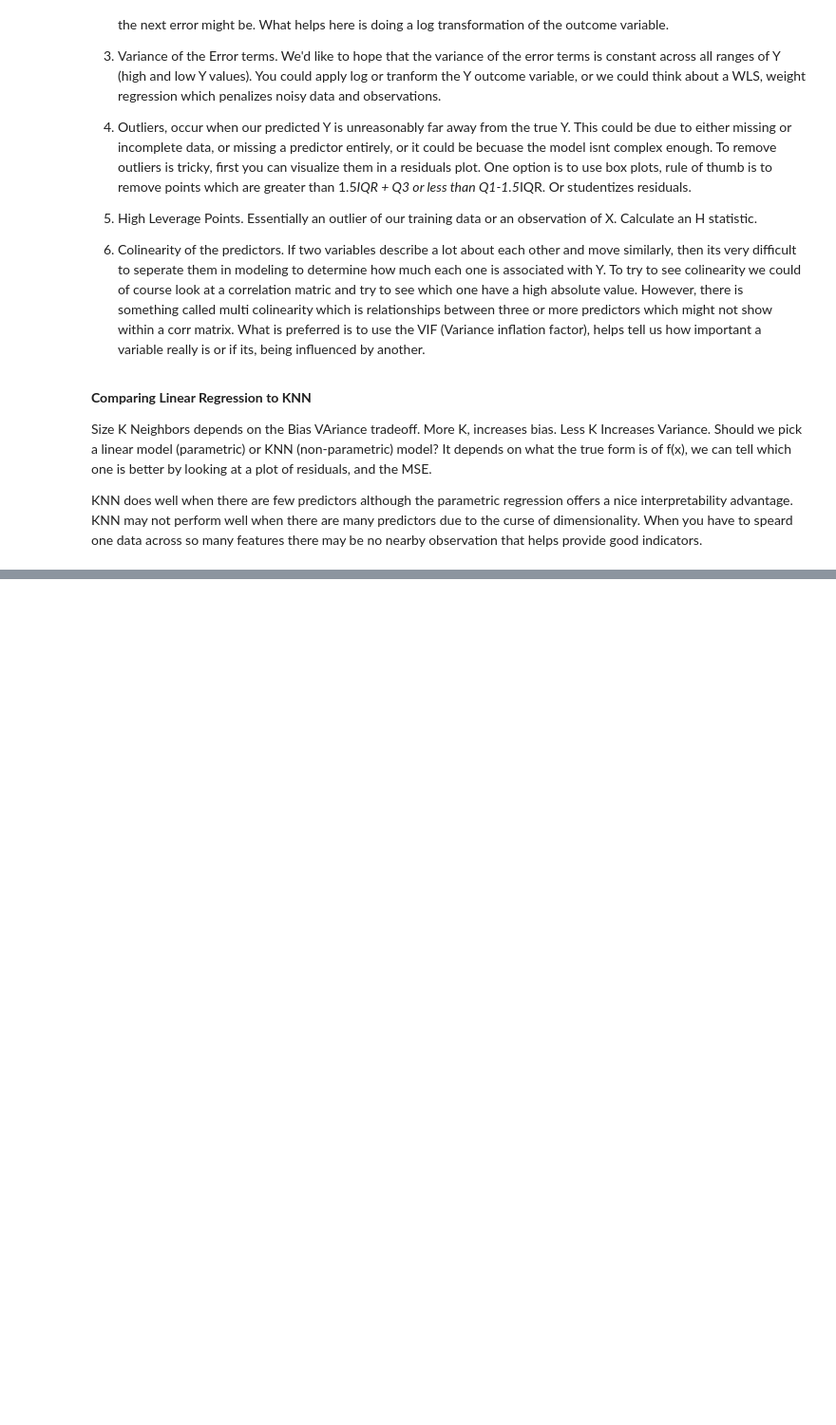
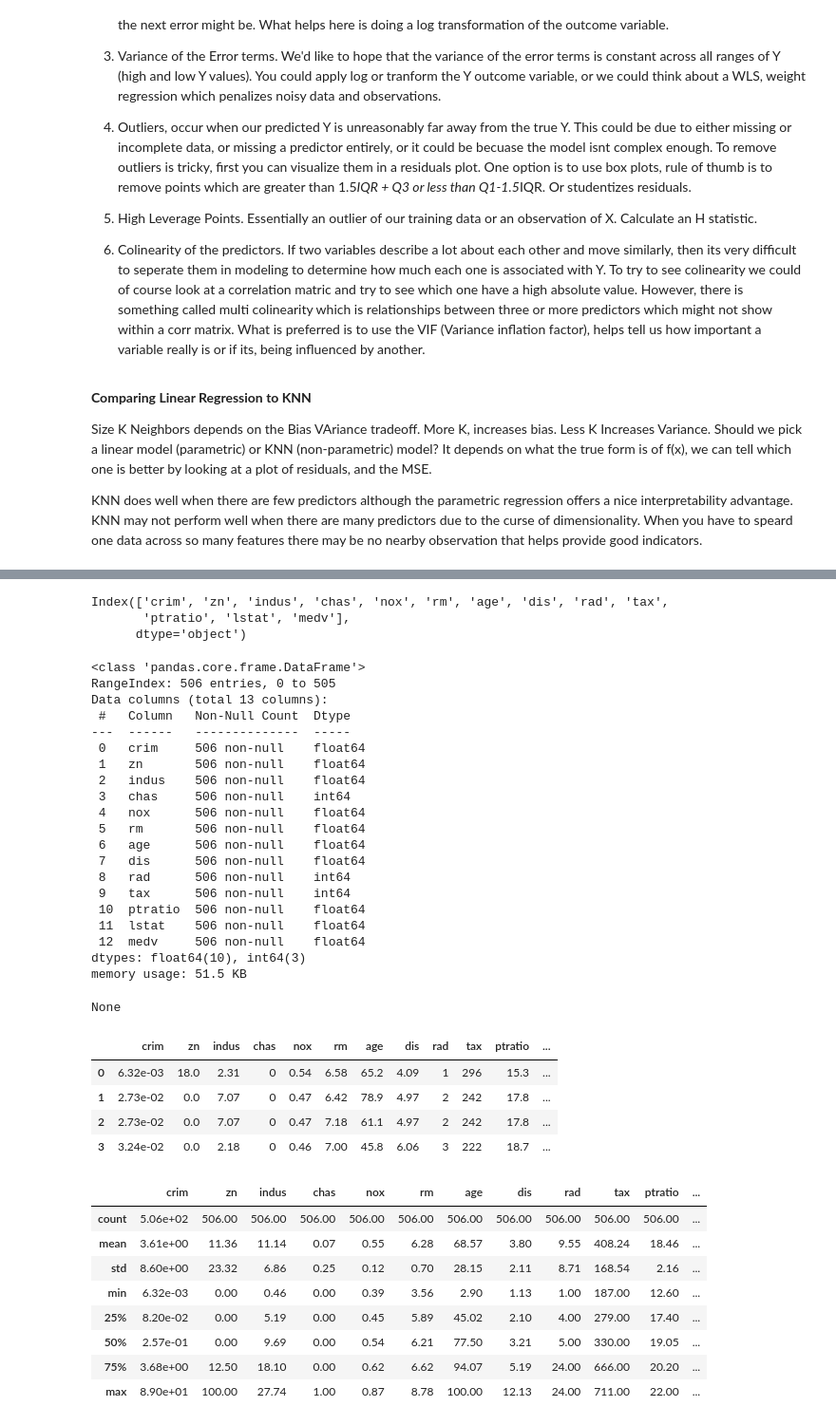
Before and after one commit to jrippert-hub/stats, a Jupyter notebook: chap3.ipynb, the cells around one changed output, grey strips where cells are left out. Shown at 95% size. Cells and saved outputs as stored; diff of their text form; code cells hidden in the pictures; blank space fills up the shorter version.

```diff
--- a/chap3.ipynb
+++ b/chap3.ipynb
@@ -138,0 +144,5 @@ KNN does well when there are few predictors although the parametric regression o
+# %%
+import numpy as np
+import pandas as pd
+
+pd.set_option('display.precision', 2)  # Show 2 decimal places
@@ -138,0 +180,52 @@ KNN does well when there are few predictors although the parametric regression o
+# %%
+# we'll use the boston housing dataset,
+
+boston_df = load_data("Boston")
+# %%
+boston_df.columns
+# %% [output]
+Index(['crim', 'zn', 'indus', 'chas', 'nox', 'rm', 'age', 'dis', 'rad', 'tax',
+       'ptratio', 'lstat', 'medv'],
+      dtype='object')
+# %%
+display(boston_df.info())
+
+display(boston_df.head(4))
+
+display(boston_df.describe())
+# %% [output]
+<class 'pandas.core.frame.DataFrame'>
+RangeIndex: 506 entries, 0 to 505
+Data columns (total 13 columns):
+ #   Column   Non-Null Count  Dtype
+---  ------   --------------  -----
+ 0   crim     506 non-null    float64
+ 1   zn       506 non-null    float64
+ 2   indus    506 non-null    float64
+ 3   chas     506 non-null    int64
+ 4   nox      506 non-null    float64
+ 5   rm       506 non-null    float64
+ 6   age      506 non-null    float64
+ 7   dis      506 non-null    float64
+ 8   rad      506 non-null    int64
+ 9   tax      506 non-null    int64
+ 10  ptratio  506 non-null    float64
+ 11  lstat    506 non-null    float64
+ 12  medv     506 non-null    float64
+dtypes: float64(10), int64(3)
+memory usage: 51.5 KB
+None
+|  | crim | zn | indus | chas | nox | rm | age | dis | rad | tax | ptratio | ... |
+| 0 | 6.32e-03 | 18.0 | 2.31 | 0 | 0.54 | 6.58 | 65.2 | 4.09 | 1 | 296 | 15.3 | ... |
+| 1 | 2.73e-02 | 0.0 | 7.07 | 0 | 0.47 | 6.42 | 78.9 | 4.97 | 2 | 242 | 17.8 | ... |
+| 2 | 2.73e-02 | 0.0 | 7.07 | 0 | 0.47 | 7.18 | 61.1 | 4.97 | 2 | 242 | 17.8 | ... |
+| 3 | 3.24e-02 | 0.0 | 2.18 | 0 | 0.46 | 7.00 | 45.8 | 6.06 | 3 | 222 | 18.7 | ... |
+|  | crim | zn | indus | chas | nox | rm | age | dis | rad | tax | ptratio | ... |
+| count | 5.06e+02 | 506.00 | 506.00 | 506.00 | 506.00 | 506.00 | 506.00 | 506.00 | 506.00 | 506.00 | 506.00 | ... |
+| mean | 3.61e+00 | 11.36 | 11.14 | 0.07 | 0.55 | 6.28 | 68.57 | 3.80 | 9.55 | 408.24 | 18.46 | ... |
+| std | 8.60e+00 | 23.32 | 6.86 | 0.25 | 0.12 | 0.70 | 28.15 | 2.11 | 8.71 | 168.54 | 2.16 | ... |
+| min | 6.32e-03 | 0.00 | 0.46 | 0.00 | 0.39 | 3.56 | 2.90 | 1.13 | 1.00 | 187.00 | 12.60 | ... |
+| 25% | 8.20e-02 | 0.00 | 5.19 | 0.00 | 0.45 | 5.89 | 45.02 | 2.10 | 4.00 | 279.00 | 17.40 | ... |
+| 50% | 2.57e-01 | 0.00 | 9.69 | 0.00 | 0.54 | 6.21 | 77.50 | 3.21 | 5.00 | 330.00 | 19.05 | ... |
+| 75% | 3.68e+00 | 12.50 | 18.10 | 0.00 | 0.62 | 6.62 | 94.07 | 5.19 | 24.00 | 666.00 | 20.20 | ... |
+| max | 8.90e+01 | 100.00 | 27.74 | 1.00 | 0.87 | 8.78 | 100.00 | 12.13 | 24.00 | 711.00 | 22.00 | ... |
```
Also changed, not shown: parts of 20 cells of this notebook.
